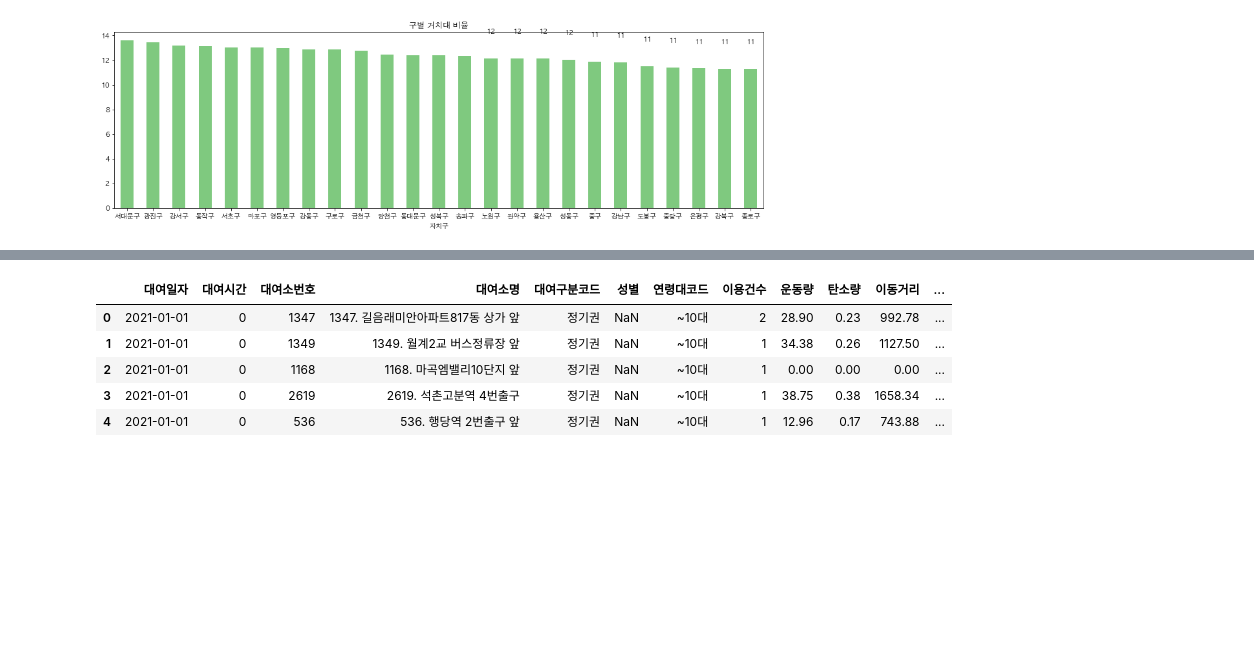
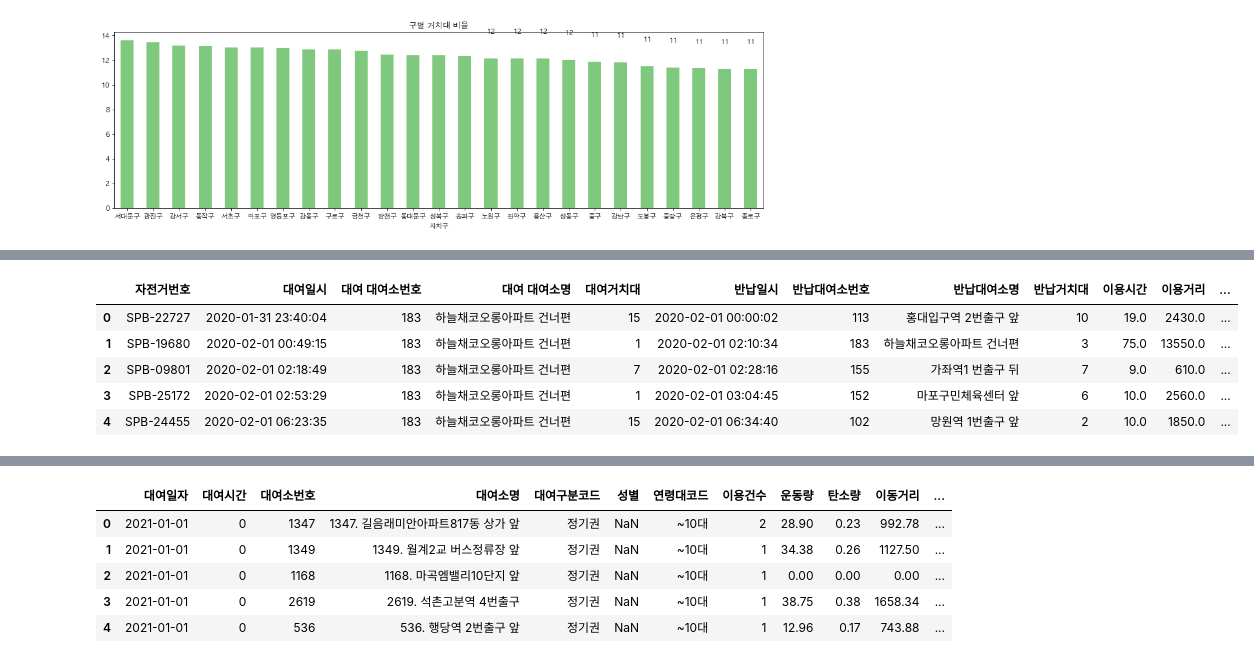
Before and after one commit to Markers/SC2_project, a Jupyter notebook: Src/time_rent.ipynb, the cells around one changed output, grey strips where cells are left out. Cells and saved outputs as stored; diff of their text form; code cells hidden in the pictures; blank space fills up the shorter version.

```diff
--- a/Src/time_rent.ipynb
+++ b/Src/time_rent.ipynb
@@ -127,0 +328,2 @@ dtype: float64
+# %%
+big_frame['반납대여소번호'] = big_frame['반납대여소번호'].astype('int')
@@ -127,0 +351,3 @@ dtype: float64
+# %%
+database = rent_office[['대여소번호','자치구']]
+database
@@ -127,0 +368,6 @@ dtype: float64
+# %%
+db1 = database.rename(columns={'대여소번호':'대여 대여소번호','자치구':'대여 자치구'})
+# %%
+rent_df = pd.merge(big_frame, db1,
+                   left_on='대여 대여소번호', right_on='대여 대여소번호', how='inner')
+rent_df.head()
@@ -127,0 +378,10 @@ dtype: float64
+# %%
+#rent_df.rename(columns={"자치구": "대여 자치구"}, inplace=True)
+rent_df.head()
+# %% [output]
+|  | 자전거번호 | 대여일시 | 대여 대여소번호 | 대여 대여소명 | 대여거치대 | 반납일시 | 반납대여소번호 | 반납대여소명 | 반납거치대 | 이용시간 | 이용거리 | ... |
+| 0 | SPB-22727 | 2020-01-31 23:40:04 | 183 | 하늘채코오롱아파트 건너편 | 15 | 2020-02-01 00:00:02 | 113 | 홍대입구역 2번출구 앞 | 10 | 19.0 | 2430.0 | ... |
+| 1 | SPB-19680 | 2020-02-01 00:49:15 | 183 | 하늘채코오롱아파트 건너편 | 1 | 2020-02-01 02:10:34 | 183 | 하늘채코오롱아파트 건너편 | 3 | 75.0 | 13550.0 | ... |
+| 2 | SPB-09801 | 2020-02-01 02:18:49 | 183 | 하늘채코오롱아파트 건너편 | 7 | 2020-02-01 02:28:16 | 155 | 가좌역1 번출구 뒤 | 7 | 9.0 | 610.0 | ... |
+| 3 | SPB-25172 | 2020-02-01 02:53:29 | 183 | 하늘채코오롱아파트 건너편 | 1 | 2020-02-01 03:04:45 | 152 | 마포구민체육센터 앞 | 6 | 10.0 | 2560.0 | ... |
+| 4 | SPB-24455 | 2020-02-01 06:23:35 | 183 | 하늘채코오롱아파트 건너편 | 15 | 2020-02-01 06:34:40 | 102 | 망원역 1번출구 앞 | 2 | 10.0 | 1850.0 | ... |
```
Also changed, not shown: parts of 20 cells of this notebook.
